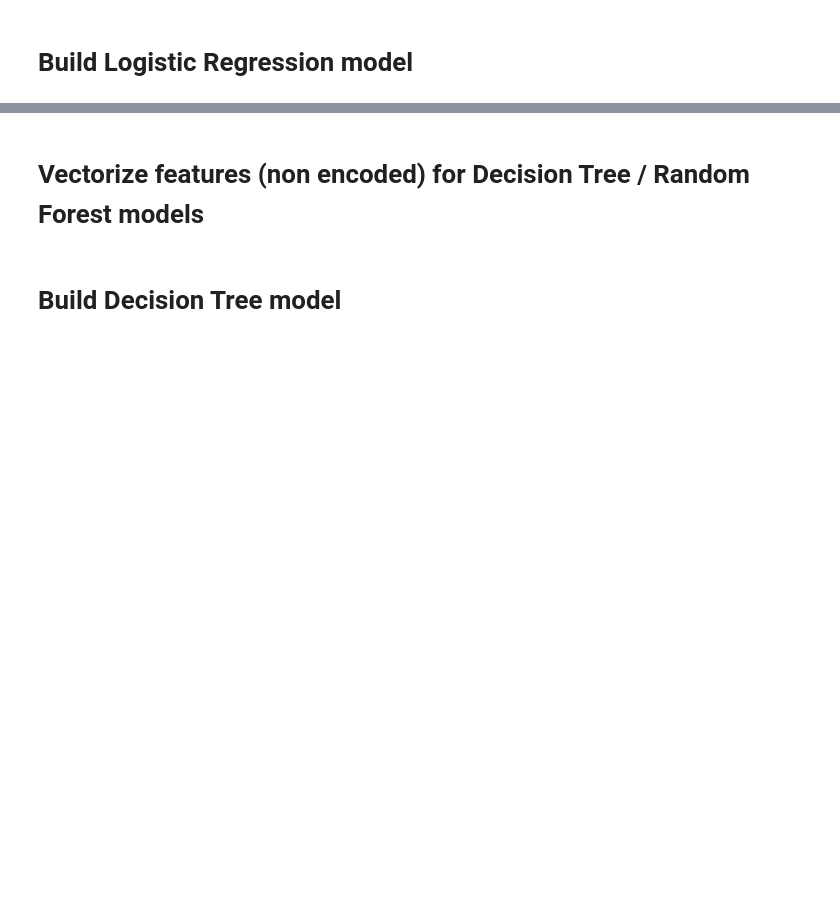
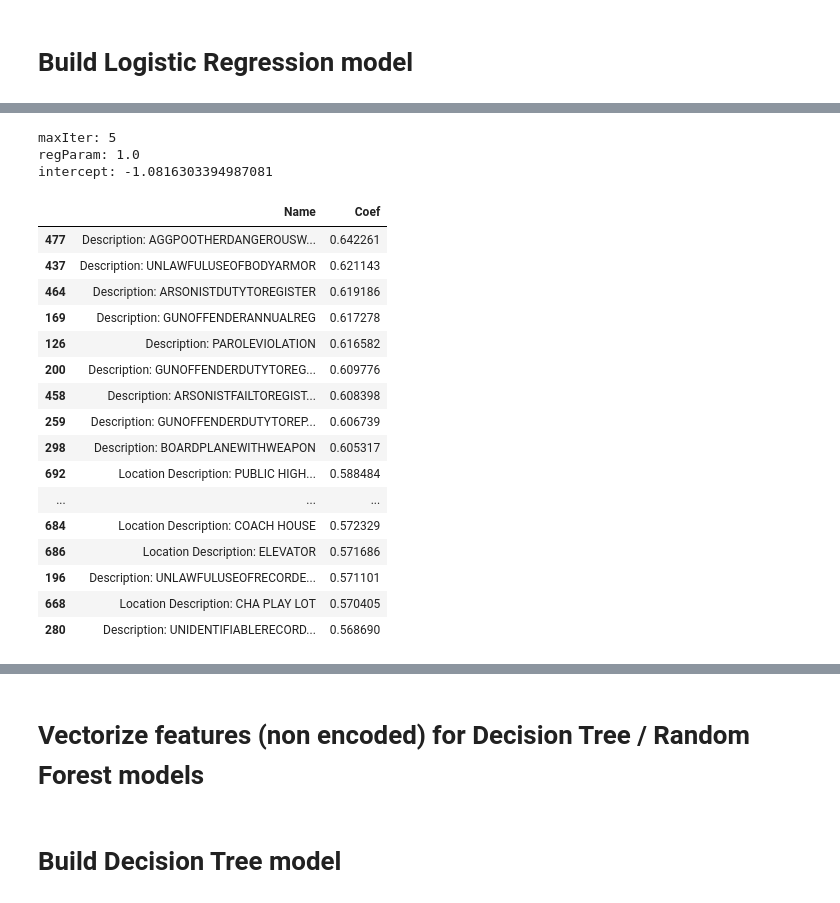
Before and after one commit to mqsong10/mas-dse-230, a Jupyter notebook: model-building-msoren.ipynb, the cells around one changed output, grey strips where cells are left out. Drawn from its saved outputs; the diff is of its cells as text; code cells hidden in the pictures; blank space fills up the shorter version.

```diff
--- a/model-building-msoren.ipynb
+++ b/model-building-msoren.ipynb
@@ -317,0 +312,49 @@ KeyboardInterrupt:
+# %%
+from itertools import chain
+
+lrm = lr_tvs_model.bestModel
+
+attrs = sorted(
+    (attr["idx"], attr["name"]) for attr in (chain(*df_train_enc
+        .schema[lrm.summary.featuresCol]
+        .metadata["ml_attr"]["attrs"].values())))
+
+coef_list = pd.Series([(name, lrm.coefficients[idx]) for idx, name in attrs])
+coef_list = pd.DataFrame({'Name': coef_list.apply(lambda x: x[0]), 'Coef': coef_list.apply(lambda x: x[1])})
+# %%
+print('maxIter:', lrm
+    ._java_obj     # Get Java object
+    .parent()      # Get parent (ALS estimator)
+    .getMaxIter())
+print('regParam:', lrm
+    ._java_obj
+    .parent()
+    .getRegParam())
+print('intercept:', lrm.intercept)
+coef_list['Name'] = coef_list['Name'].str.replace('_indexed_encoded_', ': ')
+coef_sorted = coef_list.sort_values(by='Coef', ascending=False)
+# %% [output]
+maxIter: 5
+regParam: 1.0
+intercept: -1.0816303394987081
+# %%
+pd.set_option('max_colwidth', 1000)
+coef_sorted[:20]
+# %% [output]
+|  | Name | Coef |
+| 477 | Description: AGGPOOTHERDANGEROUSW... | 0.642261 |
+| 437 | Description: UNLAWFULUSEOFBODYARMOR | 0.621143 |
+| 464 | Description: ARSONISTDUTYTOREGISTER | 0.619186 |
+| 169 | Description: GUNOFFENDERANNUALREG | 0.617278 |
+| 126 | Description: PAROLEVIOLATION | 0.616582 |
+| 200 | Description: GUNOFFENDERDUTYTOREG... | 0.609776 |
+| 458 | Description: ARSONISTFAILTOREGIST... | 0.608398 |
+| 259 | Description: GUNOFFENDERDUTYTOREP... | 0.606739 |
+| 298 | Description: BOARDPLANEWITHWEAPON | 0.605317 |
+| 692 | Location Description: PUBLIC HIGH... | 0.588484 |
+| ... | ... | ... |
+| 684 | Location Description: COACH HOUSE | 0.572329 |
+| 686 | Location Description: ELEVATOR | 0.571686 |
+| 196 | Description: UNLAWFULUSEOFRECORDE... | 0.571101 |
+| 668 | Location Description: CHA PLAY LOT | 0.570405 |
+| 280 | Description: UNIDENTIFIABLERECORD... | 0.568690 |
```
Also changed, not shown: parts of 24 cells of this notebook.
